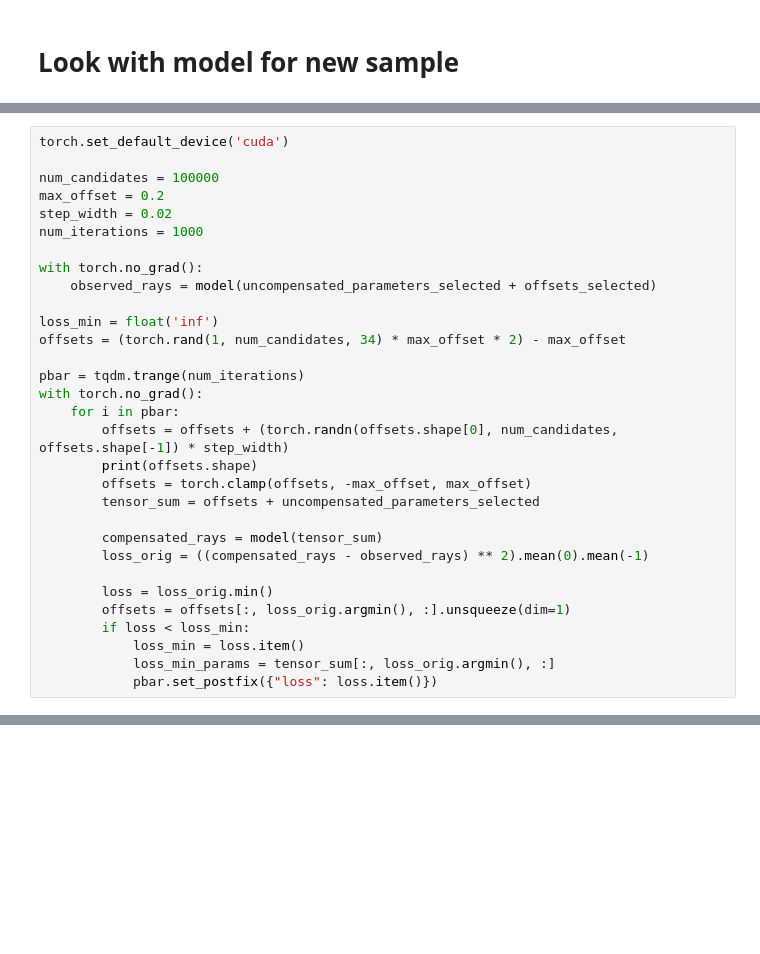
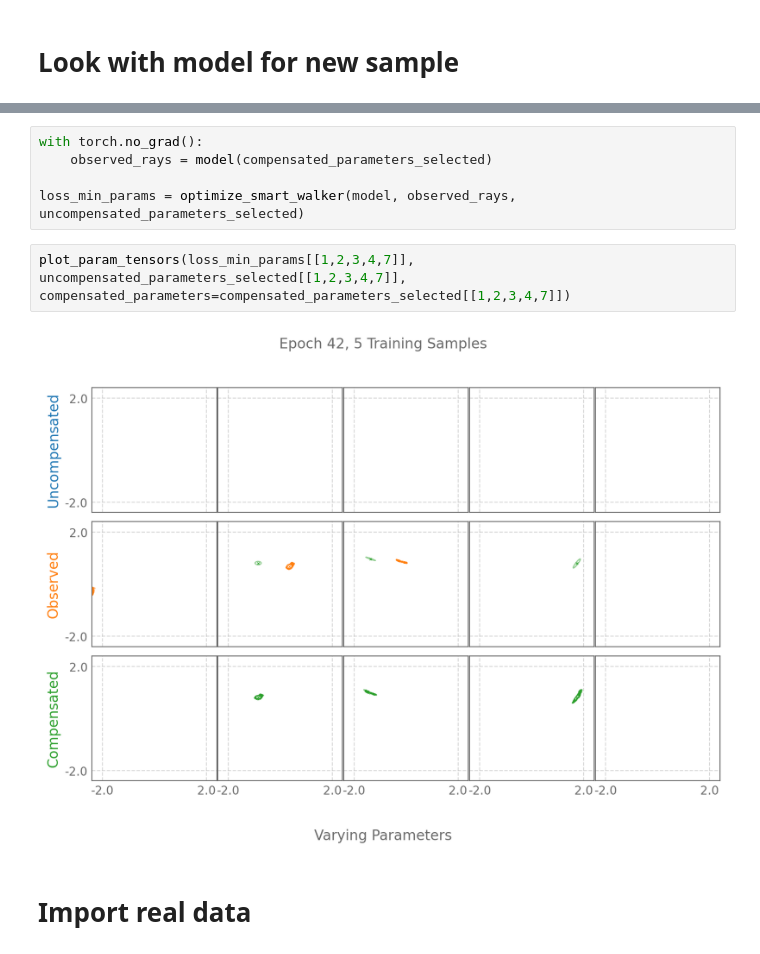
Before and after one commit to hzbian/metrix_hackathon, a Jupyter notebook: test_xy_hist_surrogate.ipynb, the cells around one changed output, grey strips where cells are left out. Saved outputs shown, nothing was run; the diff lists cells and outputs as text; blank space fills up the shorter version.

```diff
--- a/test_xy_hist_surrogate.ipynb
+++ b/test_xy_hist_surrogate.ipynb
@@ -518,31 +468,0 @@ with torch.no_grad():
-# %%
-torch.set_default_device('cuda')
-
-num_candidates = 100000
-max_offset = 0.2
-step_width = 0.02
-num_iterations = 1000
-
-with torch.no_grad():
-    observed_rays = model(uncompensated_parameters_selected + offsets_selected)
-
-loss_min = float('inf')
-offsets = (torch.rand(1, num_candidates, 34) * max_offset * 2) - max_offset
-
-pbar = tqdm.trange(num_iterations)
-with torch.no_grad():
-    for i in pbar:
-        offsets = offsets + (torch.randn(offsets.shape[0], num_candidates, offsets.shape[-1]) * step_width)
-        print(offsets.shape)
-        offsets = torch.clamp(offsets, -max_offset, max_offset)
-        tensor_sum = offsets + uncompensated_parameters_selected
-
-        compensated_rays = model(tensor_sum)
-        loss_orig = ((compensated_rays - observed_rays) ** 2).mean(0).mean(-1)
-
-        loss = loss_orig.min()
-        offsets = offsets[:, loss_orig.argmin(), :].unsqueeze(dim=1)
-        if loss < loss_min:
-            loss_min = loss.item()
-            loss_min_params = tensor_sum[:, loss_orig.argmin(), :]
-            pbar.set_postfix({"loss": loss.item()})
@@ -587,0 +512,11 @@ IndexError: index 70361 is out of bounds for dimension 0 with size 16
+# %%
+with torch.no_grad():
+    observed_rays = model(compensated_parameters_selected)
+
+loss_min_params = optimize_smart_walker(model, observed_rays, uncompensated_parameters_selected)
+# %%
+plot_param_tensors(loss_min_params[[1,2,3,4,7]], uncompensated_parameters_selected[[1,2,3,4,7]], compensated_parameters=compensated_parameters_selected[[1,2,3,4,7]])
+# %% [output]
+[figure, added]
+# %% [markdown]
+# Import real data
```
Also changed, not shown: parts of 43 cells of this notebook, 1 other file.
